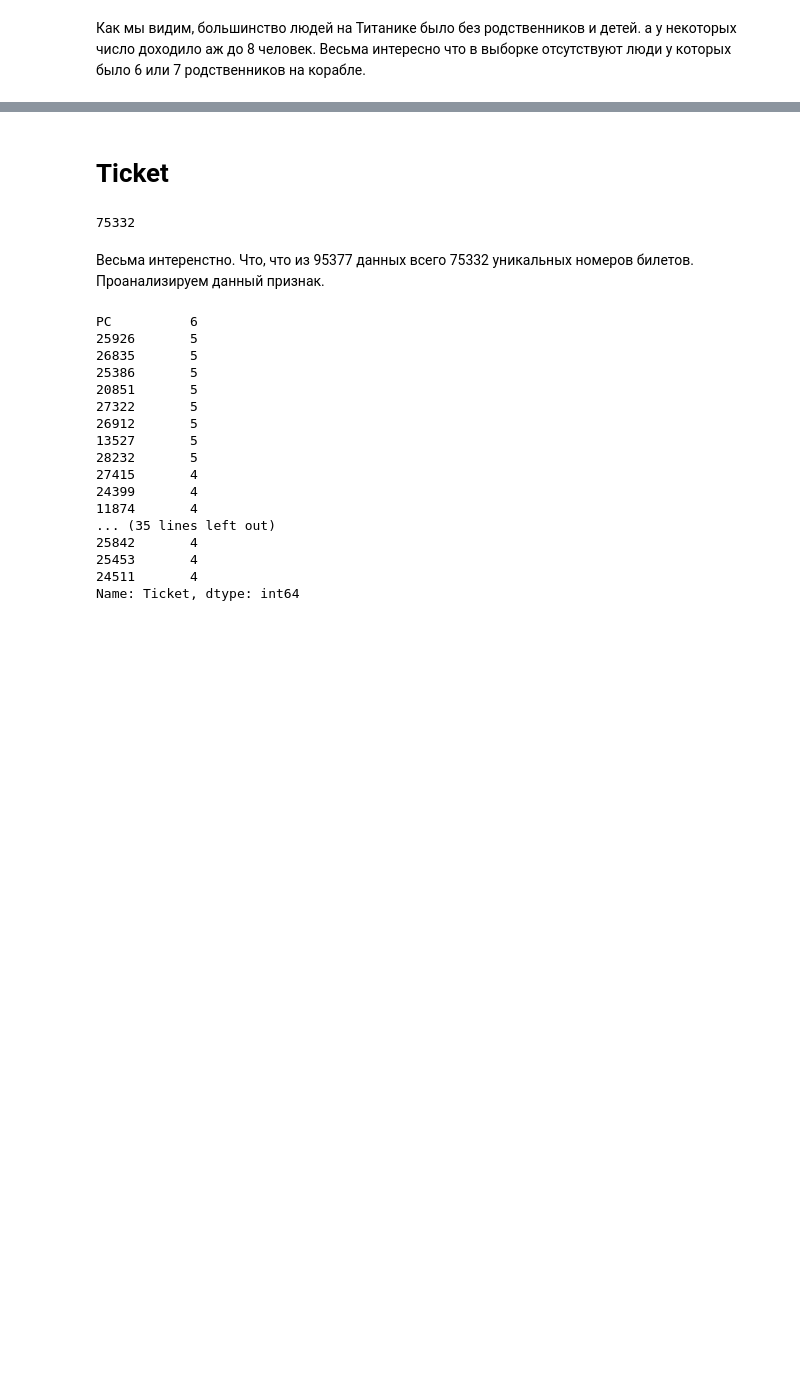
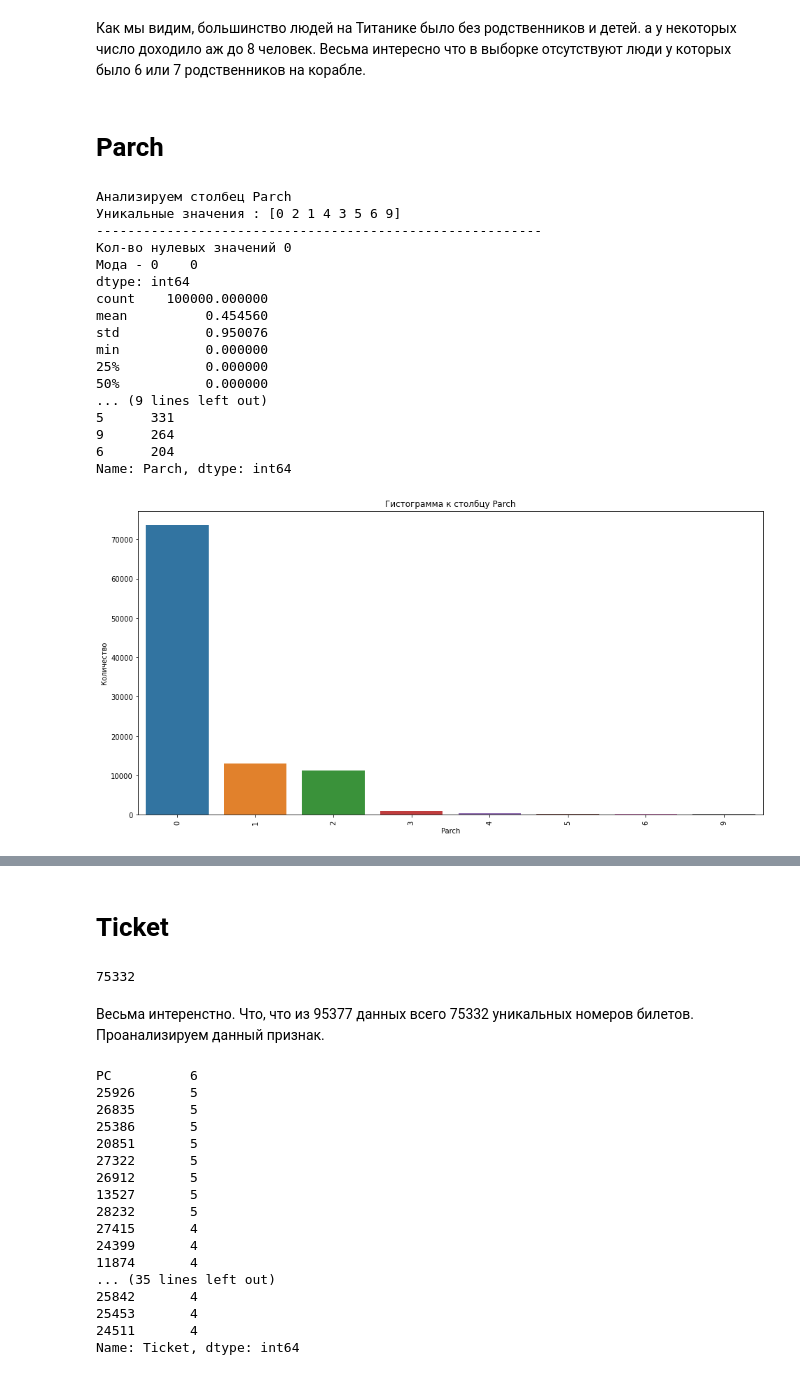
Before and after one commit to ZhdanovichVlad/RS_school_1, a Jupyter notebook: 2_EDA/Untitled.ipynb, the cells around one changed output, grey strips where cells are left out. Cells and saved outputs as stored; diff of their text form; code cells hidden in the pictures; blank space fills up the shorter version.

```diff
--- a/2_EDA/Untitled.ipynb
+++ b/2_EDA/Untitled.ipynb
@@ -273,3 +293,26 @@ Name: SibSp, dtype: int64
 # %% [markdown]
 Как мы видим, большинство людей на Титанике было без родственников и детей. а у некоторых число доходило аж до 8 человек.
 Весьма интересно что в выборке отсутствуют люди у которых было 6 или 7 родственников на корабле.
+# %% [markdown]
+# Parch
+# %%
+look_at_col(df, 'Parch')
+# %% [output]
+Анализируем столбец Parch
+Уникальные значения : [0 2 1 4 3 5 6 9]
+---------------------------------------------------------
+Кол-во нулевых значений 0
+Мода - 0    0
+dtype: int64
+count    100000.000000
+mean          0.454560
+std           0.950076
+min           0.000000
+25%           0.000000
+50%           0.000000
+... (9 lines left out)
+5      331
+9      264
+6      204
+Name: Parch, dtype: int64
+[figure, added]
```
Also changed, not shown: parts of 10 cells of this notebook.
